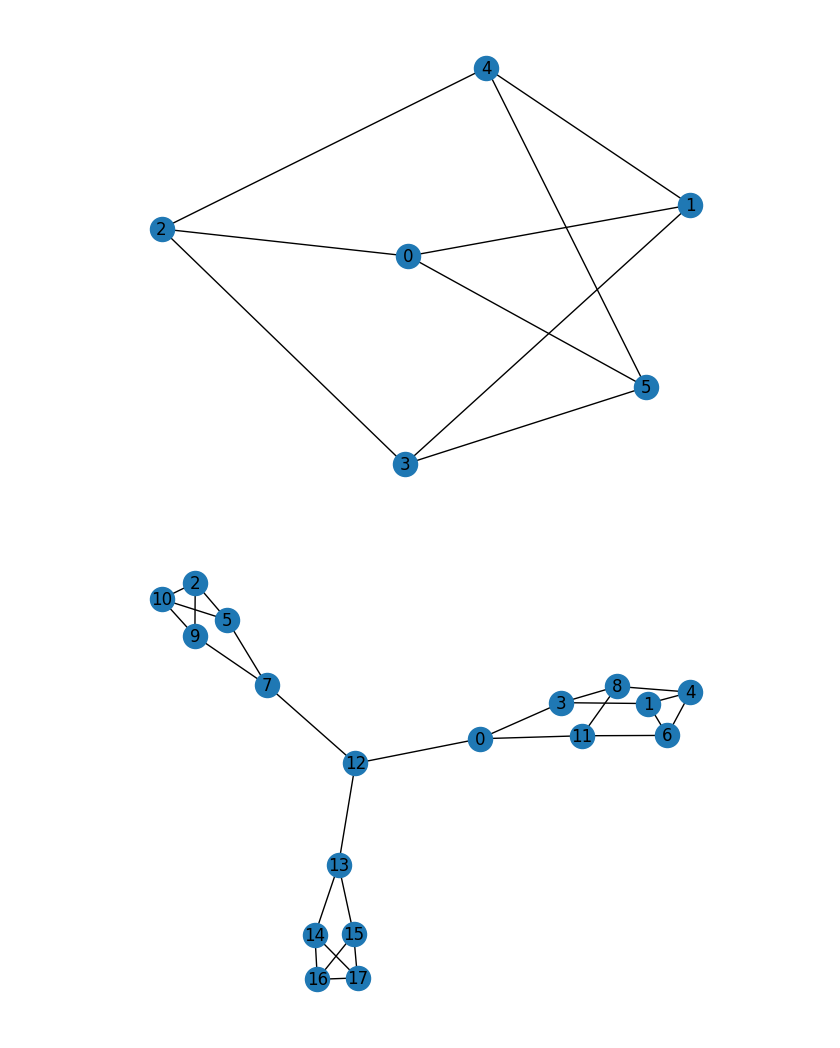
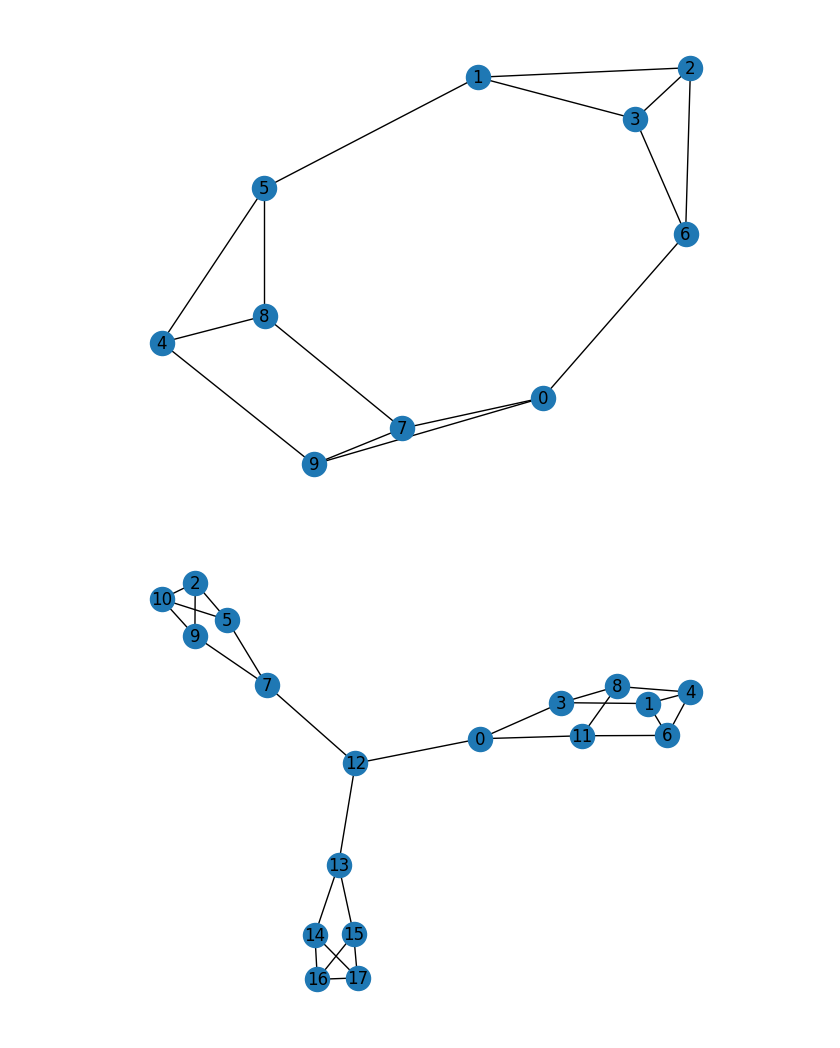
Before and after one commit to MeszarosGabor/Zero-Forcing-in-Graphs, a Jupyter notebook: Forcing Testing.ipynb, the cells around one changed output. Drawn from its saved outputs; the diff is of its cells as text; code cells hidden in the pictures.

```diff
--- a/Forcing Testing.ipynb
+++ b/Forcing Testing.ipynb
@@ -4,10 +4,10 @@ import networkx as nx
 import searcher
 # %%
 g = searcher.get_graph_from_path(
-    "/home/jegkocka88/github/Zero-Forcing-in-Graphs/testing/zf_6_0.6666666666666666_b3024e99-a14d-4f09-9736-06274333a0fc")
+    "/home/jegkocka88/github/Zero-Forcing-in-Graphs/sim_results/zf_10_0.4_06a3e440-8ca7-463b-95aa-23ca7519db01")
 nx.draw(g, with_labels=True)
 # %% [output]
-[figure, old version]
+[figure, new version]
 # %%
 def inject_pendant(g: nx.Graph, i: int, j: int):
     base = len(g.nodes)
```
Also changed, not shown: 3 other files.
